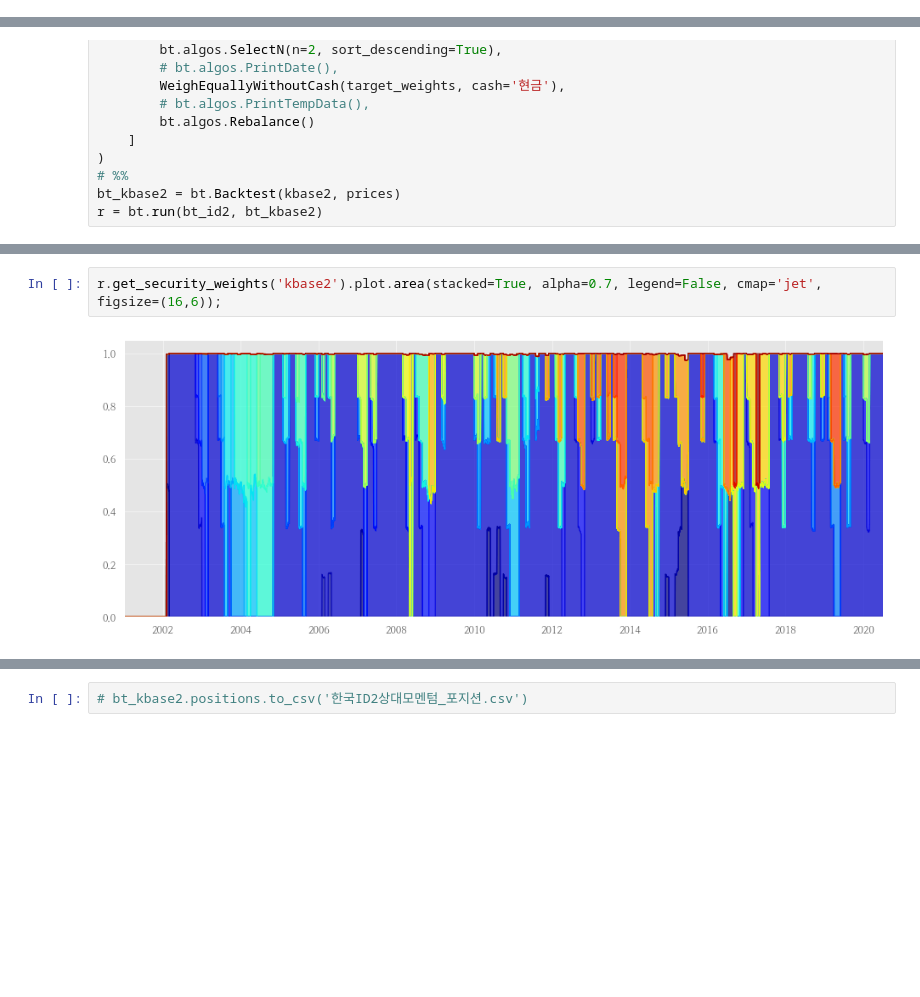
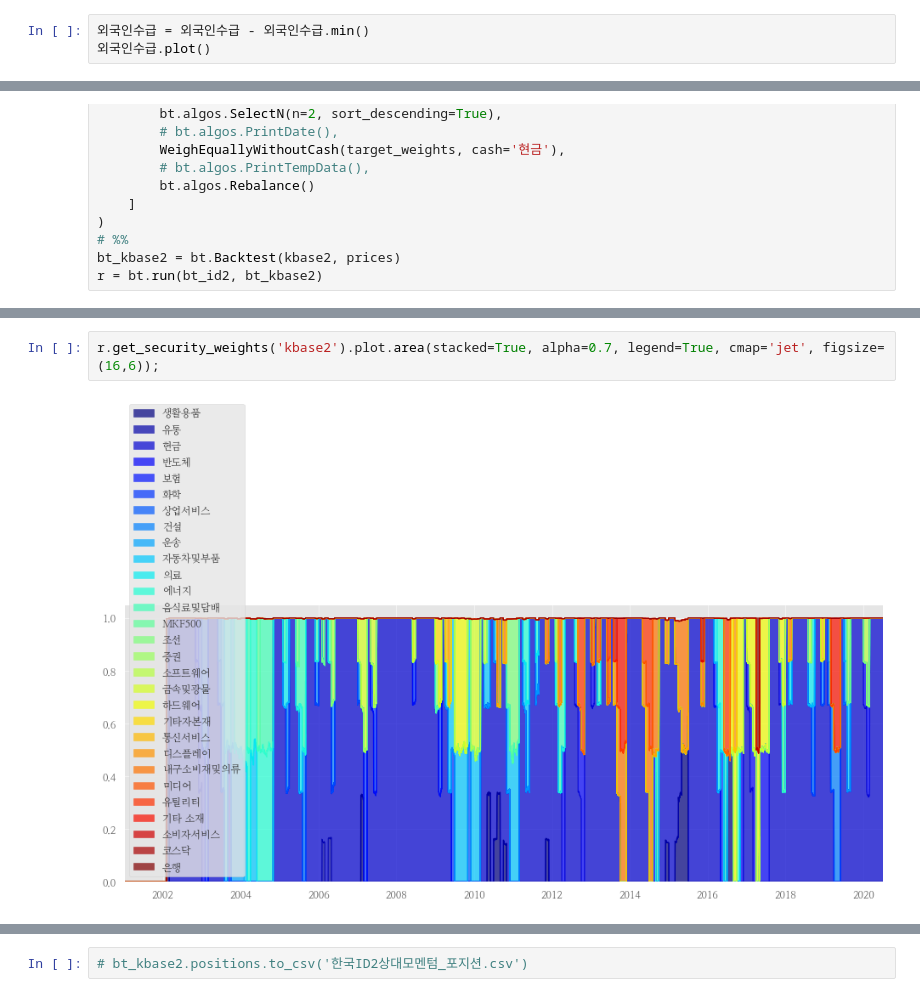
Before and after one commit to hermian/USAP, a Jupyter notebook: ID2_외국인수급_데이터수정.ipynb, the cells around one changed output, grey strips where cells are left out. Cells and saved outputs as stored; diff of their text form; blank space fills up the shorter version.

```diff
--- a/ID2_외국인수급_데이터수정.ipynb
+++ b/ID2_외국인수급_데이터수정.ipynb
@@ -126,3 +126,6 @@ ax = dd.loc['2001':'2021-08', '외국인'].plot()
 외국인수급.columns = ['kospi']
 # %%
 외국인수급 = 외국인수급.resample('MS').first().shift(1)
+# %%
+외국인수급 = 외국인수급 - 외국인수급.min()
+외국인수급.plot()
@@ -252,4 +263,4 @@ Win 12m %            64.93%      66.35%
 # %%
-r.get_security_weights('kbase2').plot.area(stacked=True, alpha=0.7, legend=False, cmap='jet', figsize=(16,6));
+r.get_security_weights('kbase2').plot.area(stacked=True, alpha=0.7, legend=True, cmap='jet', figsize=(16,6));
 # %% [output]
-[figure, old version]
+[figure, new version]
```
Also changed, not shown: parts of 10 cells of this notebook, 2 other files.
